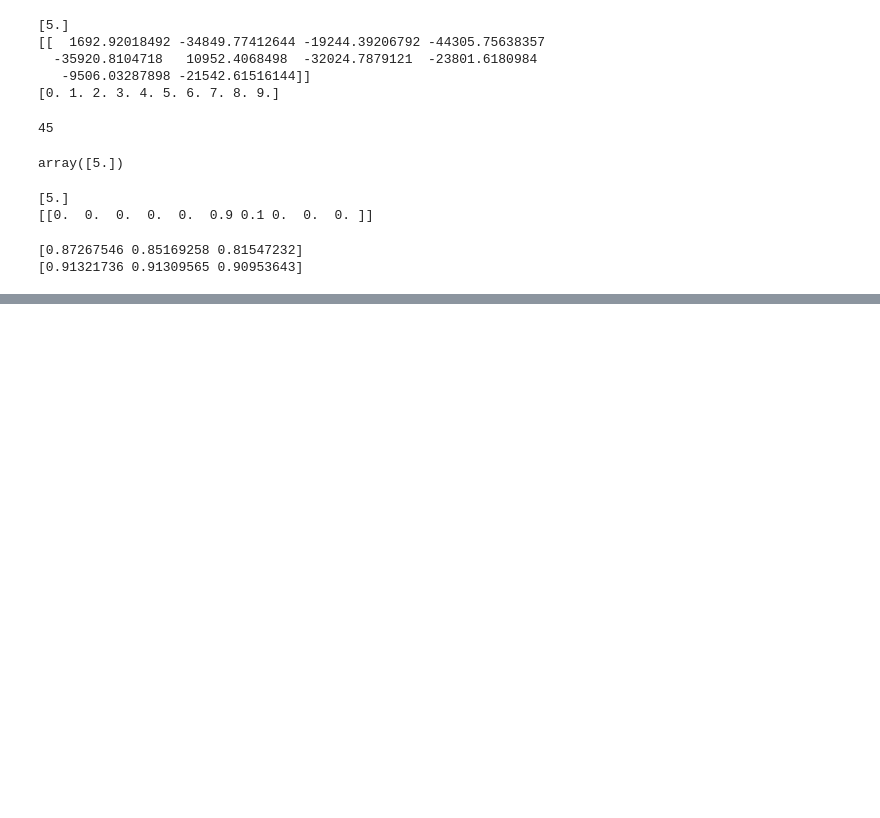
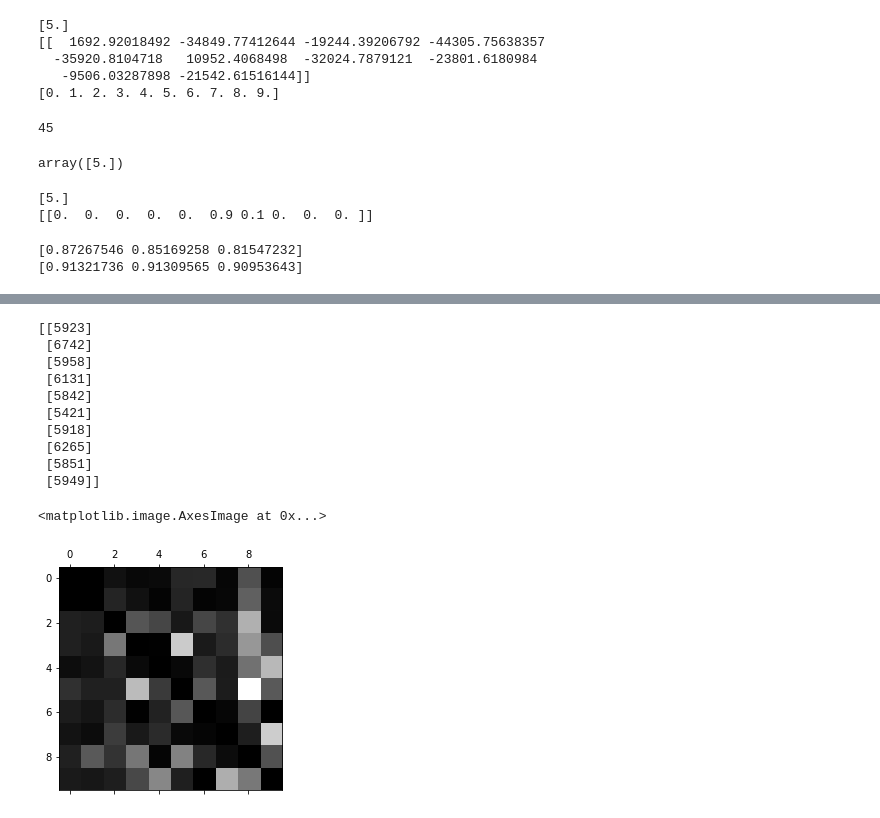
Before and after one commit to hammeiam/hands-on-with-ml, a Jupyter notebook: 3-classification.ipynb, the cells around one changed output, grey strips where cells are left out. Saved outputs shown, nothing was run; the diff lists cells and outputs as text; code cells hidden in the pictures; blank space fills up the shorter version.

```diff
--- a/3-classification.ipynb
+++ b/3-classification.ipynb
@@ -358,0 +399,20 @@ with joblib.parallel_backend("dask", scatter=[X_train, y_train]):
+# %%
+# lets ignore the stuff we got correct and highlight errors
+row_sums = conf_mx.sum(axis=1,keepdims=True) # axis 1 is rows, keepdims means don't flatten
+norm_conf_mx = conf_mx / row_sums
+np.fill_diagonal(norm_conf_mx, 0)
+plt.matshow(norm_conf_mx, cmap=plt.cm.gray)
+# rememeber that rows are actual classes, cols are predicted classes
+# %% [output]
+[[5923]
+ [6742]
+ [5958]
+ [6131]
+ [5842]
+ [5421]
+ [5918]
+ [6265]
+ [5851]
+ [5949]]
+<matplotlib.image.AxesImage at 0x...>
+[figure, added]
```
Also changed, not shown: parts of 16 cells of this notebook.
